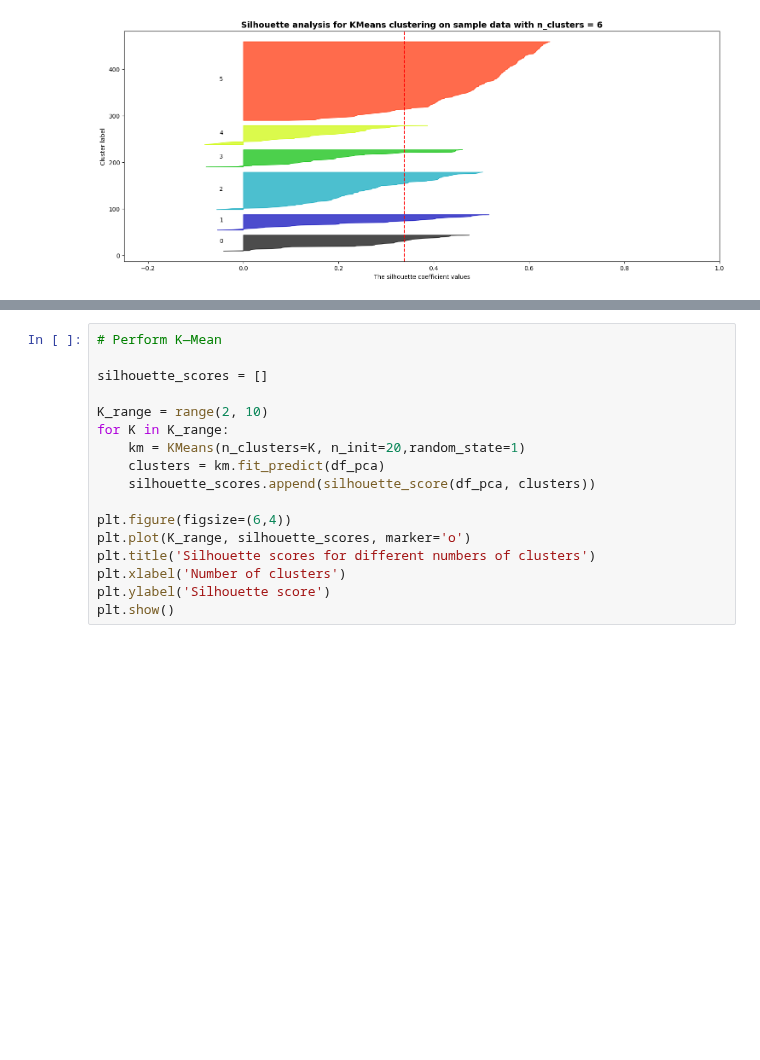
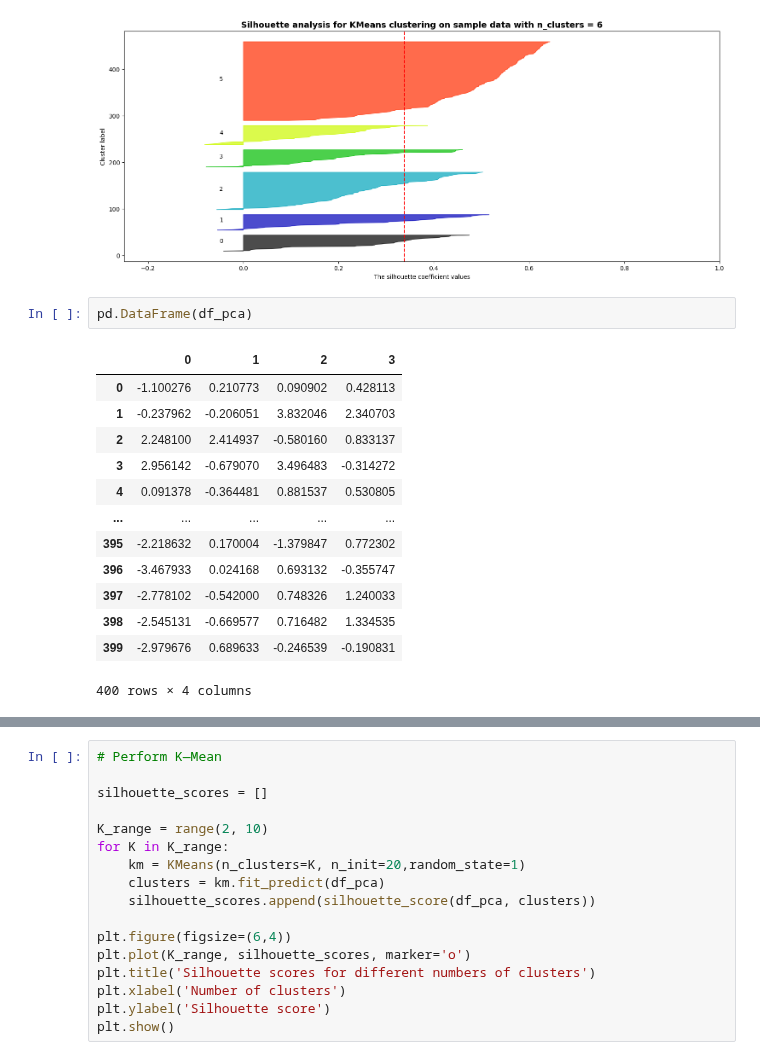
Before and after one commit to Barkesty/Project-Chronic-Kidney-Disease-Classification-Challenge, a Jupyter notebook: project.ipynb, the cells around one changed output, grey strips where cells are left out. Drawn from its saved outputs; the diff is of its cells as text; blank space fills up the shorter version.

```diff
--- a/project.ipynb
+++ b/project.ipynb
@@ -717,3 +717,19 @@ for n_clusters in range_n_clusters:
 [figure]
 [figure]
 [figure]
+# %%
+pd.DataFrame(df_pca)
+# %% [output]
+|  | 0 | 1 | 2 | 3 |
+| 0 | -1.100276 | 0.210773 | 0.090902 | 0.428113 |
+| 1 | -0.237962 | -0.206051 | 3.832046 | 2.340703 |
+| 2 | 2.248100 | 2.414937 | -0.580160 | 0.833137 |
+| 3 | 2.956142 | -0.679070 | 3.496483 | -0.314272 |
+| 4 | 0.091378 | -0.364481 | 0.881537 | 0.530805 |
+| ... | ... | ... | ... | ... |
+| 395 | -2.218632 | 0.170004 | -1.379847 | 0.772302 |
+| 396 | -3.467933 | 0.024168 | 0.693132 | -0.355747 |
+| 397 | -2.778102 | -0.542000 | 0.748326 | 1.240033 |
+| 398 | -2.545131 | -0.669577 | 0.716482 | 1.334535 |
+| 399 | -2.979676 | 0.689633 | -0.246539 | -0.190831 |
+400 rows × 4 columns
```
Also changed, not shown: parts of 4 cells of this notebook.
